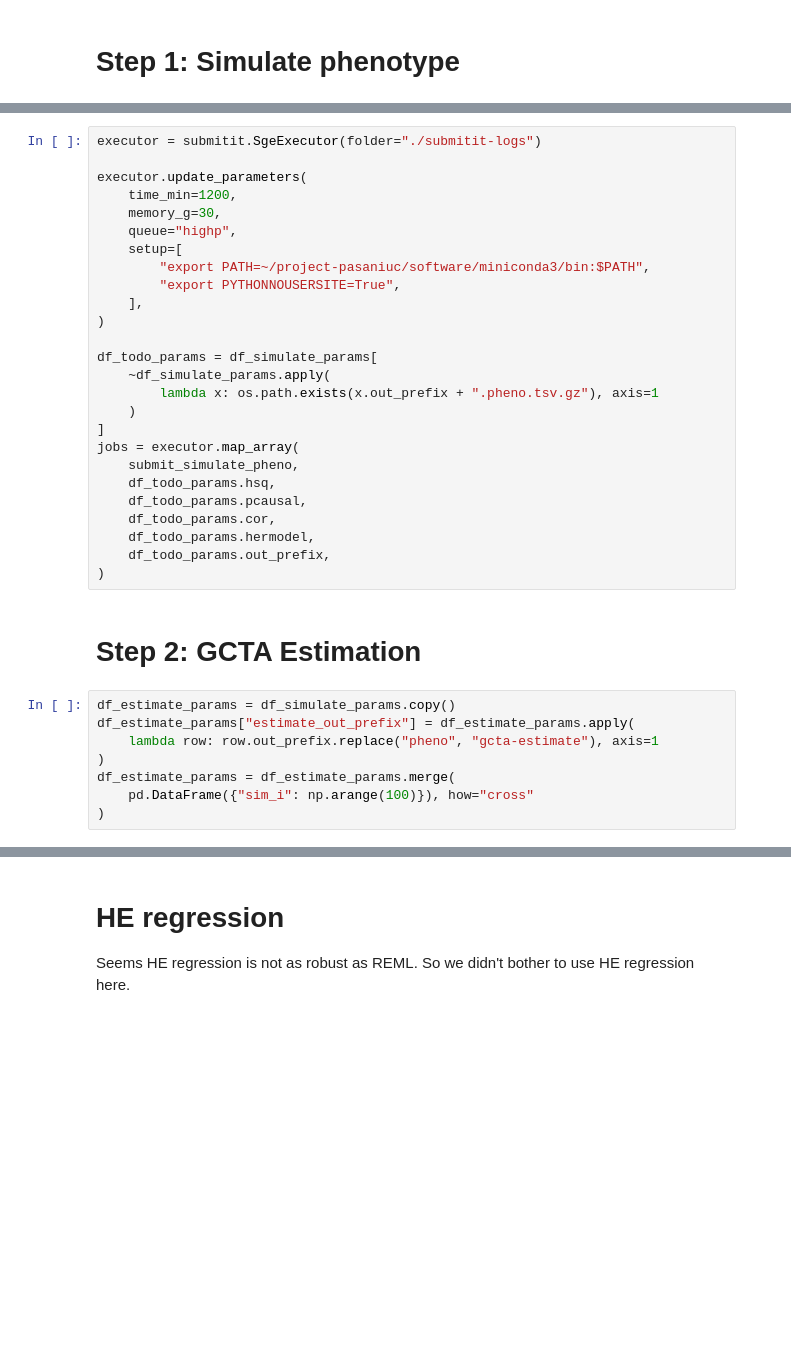
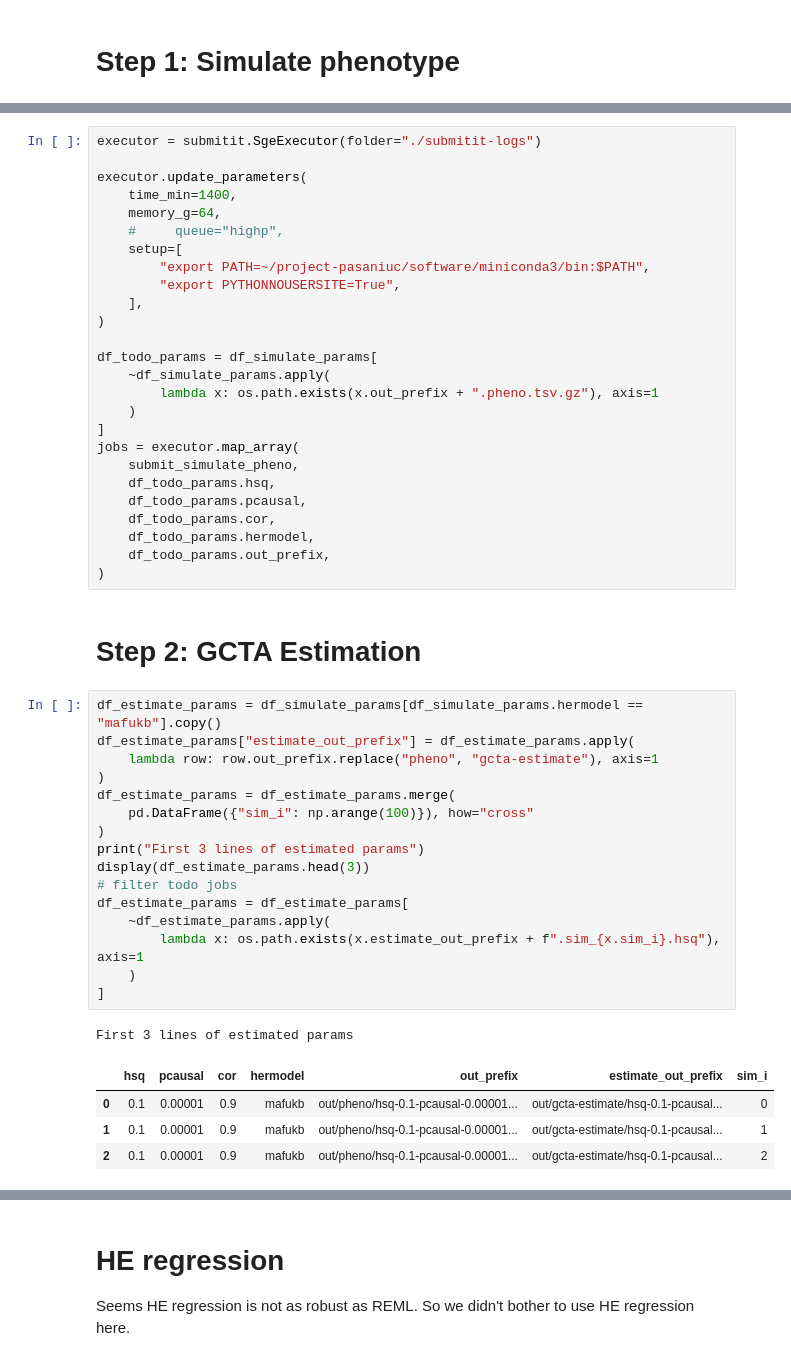
Before and after one commit to KangchengHou/admix-genet-cor, a Jupyter notebook: experiments/01_genome_wide_simulate/00-run-simulation.ipynb, the cells around one changed output, grey strips where cells are left out. Drawn from its saved outputs; the diff is of its cells as text; blank space fills up the shorter version.

```diff
--- a/experiments/01_genome_wide_simulate/00-run-simulation.ipynb
+++ b/experiments/01_genome_wide_simulate/00-run-simulation.ipynb
@@ -162,9 +162,9 @@ def submit_simulate_pheno(
 executor = submitit.SgeExecutor(folder="./submitit-logs")
 
 executor.update_parameters(
-    time_min=1200,
-    memory_g=30,
-    queue="highp",
+    time_min=1400,
+    memory_g=64,
+    #     queue="highp",
     setup=[
         "export PATH=~/project-pasaniuc/software/miniconda3/bin:$PATH",
         "export PYTHONNOUSERSITE=True",
@@ -187,13 +187,27 @@ jobs = executor.map_array(
 # %% [markdown]
 # Step 2: GCTA Estimation
 # %%
-df_estimate_params = df_simulate_params.copy()
+df_estimate_params = df_simulate_params[df_simulate_params.hermodel == "mafukb"].copy()
 df_estimate_params["estimate_out_prefix"] = df_estimate_params.apply(
     lambda row: row.out_prefix.replace("pheno", "gcta-estimate"), axis=1
 )
 df_estimate_params = df_estimate_params.merge(
     pd.DataFrame({"sim_i": np.arange(100)}), how="cross"
 )
+print("First 3 lines of estimated params")
+display(df_estimate_params.head(3))
+# filter todo jobs
+df_estimate_params = df_estimate_params[
+    ~df_estimate_params.apply(
+        lambda x: os.path.exists(x.estimate_out_prefix + f".sim_{x.sim_i}.hsq"), axis=1
+    )
+]
+# %% [output]
+First 3 lines of estimated params
+|  | hsq | pcausal | cor | hermodel | out_prefix | estimate_out_prefix | sim_i |
+| 0 | 0.1 | 0.00001 | 0.9 | mafukb | out/pheno/hsq-0.1-pcausal-0.00001... | out/gcta-estimate/hsq-0.1-pcausal... | 0 |
+| 1 | 0.1 | 0.00001 | 0.9 | mafukb | out/pheno/hsq-0.1-pcausal-0.00001... | out/gcta-estimate/hsq-0.1-pcausal... | 1 |
+| 2 | 0.1 | 0.00001 | 0.9 | mafukb | out/pheno/hsq-0.1-pcausal-0.00001... | out/gcta-estimate/hsq-0.1-pcausal... | 2 |
 # %%
 def submit_gcta_estimate(hermodel: str, pheno: str, sim_i: int, out_prefix: str):
     # compile phenotype and covariates
```
Also changed, not shown: parts of 4 cells of this notebook, 2 other files.
